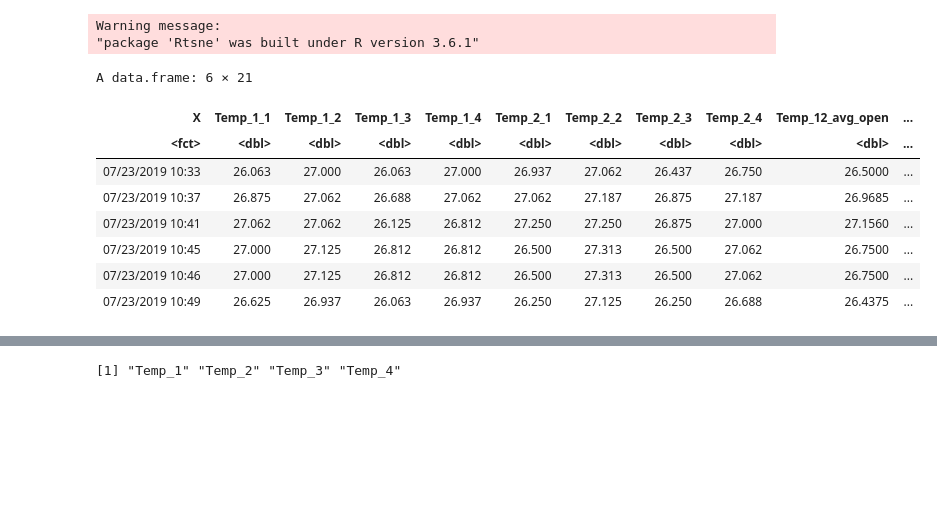
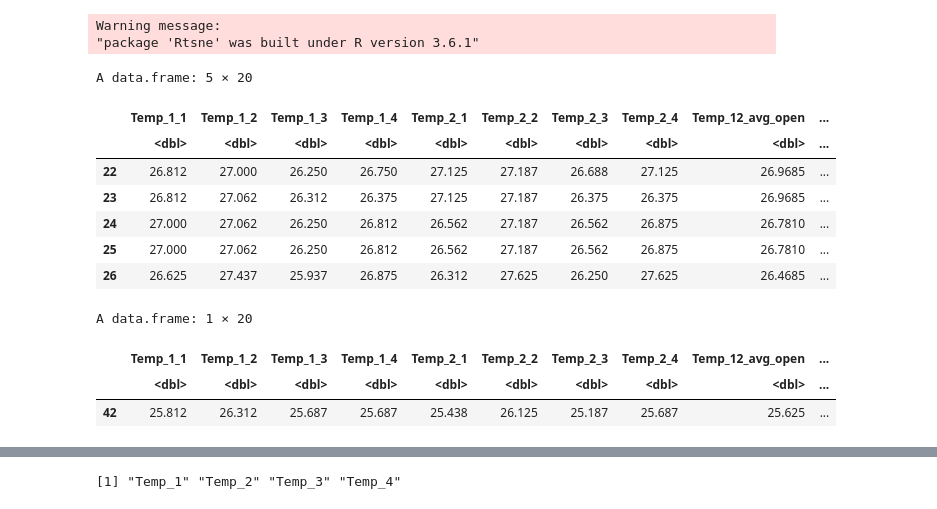
Before and after one commit to shreshthasarkar/Room_Temp, a Jupyter notebook: Clustering_R.ipynb, the cells around one changed output, grey strips where cells are left out. Drawn from its saved outputs; the diff is of its cells as text; code cells hidden in the pictures; blank space fills up the shorter version.

```diff
--- a/Clustering_R.ipynb
+++ b/Clustering_R.ipynb
@@ -6,16 +6,20 @@ Warning message:
 # %%
 set.seed(1)
 # %%
-data <- read.csv(file="tempsensor_data_sim_sensors.csv", header=TRUE, sep=",")
+data <- read.csv(file="tempsensor_data_sim_sensors_15.csv", header=TRUE, sep=",")
 # %%
-head(data)
+head(data,5)
+tail(data,1)
 # %% [output]
-A data.frame: 6 × 21
+A data.frame: 5 × 20
-| X | Temp_1_1 | Temp_1_2 | Temp_1_3 | Temp_1_4 | Temp_2_1 | Temp_2_2 | Temp_2_3 | Temp_2_4 | Temp_12_avg_open | ... |
-| <fct> | <dbl> | <dbl> | <dbl> | <dbl> | <dbl> | <dbl> | <dbl> | <dbl> | <dbl> | ... |
-| 07/23/2019 10:33 | 26.063 | 27.000 | 26.063 | 27.000 | 26.937 | 27.062 | 26.437 | 26.750 | 26.5000 | ... |
-| 07/23/2019 10:37 | 26.875 | 27.062 | 26.688 | 27.062 | 27.062 | 27.187 | 26.875 | 27.187 | 26.9685 | ... |
-| 07/23/2019 10:41 | 27.062 | 27.062 | 26.125 | 26.812 | 27.250 | 27.250 | 26.875 | 27.000 | 27.1560 | ... |
-| 07/23/2019 10:45 | 27.000 | 27.125 | 26.812 | 26.812 | 26.500 | 27.313 | 26.500 | 27.062 | 26.7500 | ... |
-| 07/23/2019 10:46 | 27.000 | 27.125 | 26.812 | 26.812 | 26.500 | 27.313 | 26.500 | 27.062 | 26.7500 | ... |
-| 07/23/2019 10:49 | 26.625 | 26.937 | 26.063 | 26.937 | 26.250 | 27.125 | 26.250 | 26.688 | 26.4375 | ... |
+|  | Temp_1_1 | Temp_1_2 | Temp_1_3 | Temp_1_4 | Temp_2_1 | Temp_2_2 | Temp_2_3 | Temp_2_4 | Temp_12_avg_open | ... |
+|  | <dbl> | <dbl> | <dbl> | <dbl> | <dbl> | <dbl> | <dbl> | <dbl> | <dbl> | ... |
+| 22 | 26.812 | 27.000 | 26.250 | 26.750 | 27.125 | 27.187 | 26.688 | 27.125 | 26.9685 | ... |
+| 23 | 26.812 | 27.062 | 26.312 | 26.375 | 27.125 | 27.187 | 26.375 | 26.375 | 26.9685 | ... |
+| 24 | 27.000 | 27.062 | 26.250 | 26.812 | 26.562 | 27.187 | 26.562 | 26.875 | 26.7810 | ... |
+| 25 | 27.000 | 27.062 | 26.250 | 26.812 | 26.562 | 27.187 | 26.562 | 26.875 | 26.7810 | ... |
+| 26 | 26.625 | 27.437 | 25.937 | 26.875 | 26.312 | 27.625 | 26.250 | 27.625 | 26.4685 | ... |
+A data.frame: 1 × 20
+|  | Temp_1_1 | Temp_1_2 | Temp_1_3 | Temp_1_4 | Temp_2_1 | Temp_2_2 | Temp_2_3 | Temp_2_4 | Temp_12_avg_open | ... |
+|  | <dbl> | <dbl> | <dbl> | <dbl> | <dbl> | <dbl> | <dbl> | <dbl> | <dbl> | ... |
+| 42 | 25.812 | 26.312 | 25.687 | 25.687 | 25.438 | 26.125 | 25.187 | 25.687 | 25.625 | ... |
```
Also changed, not shown: parts of 17 cells of this notebook.
